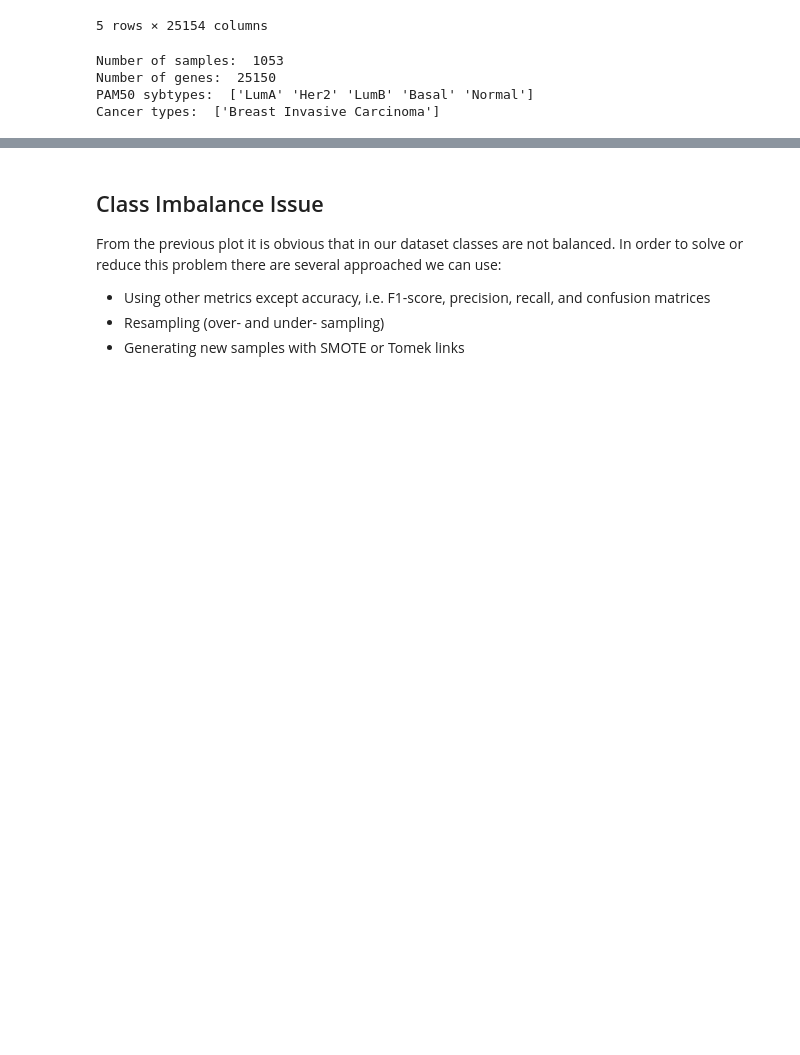
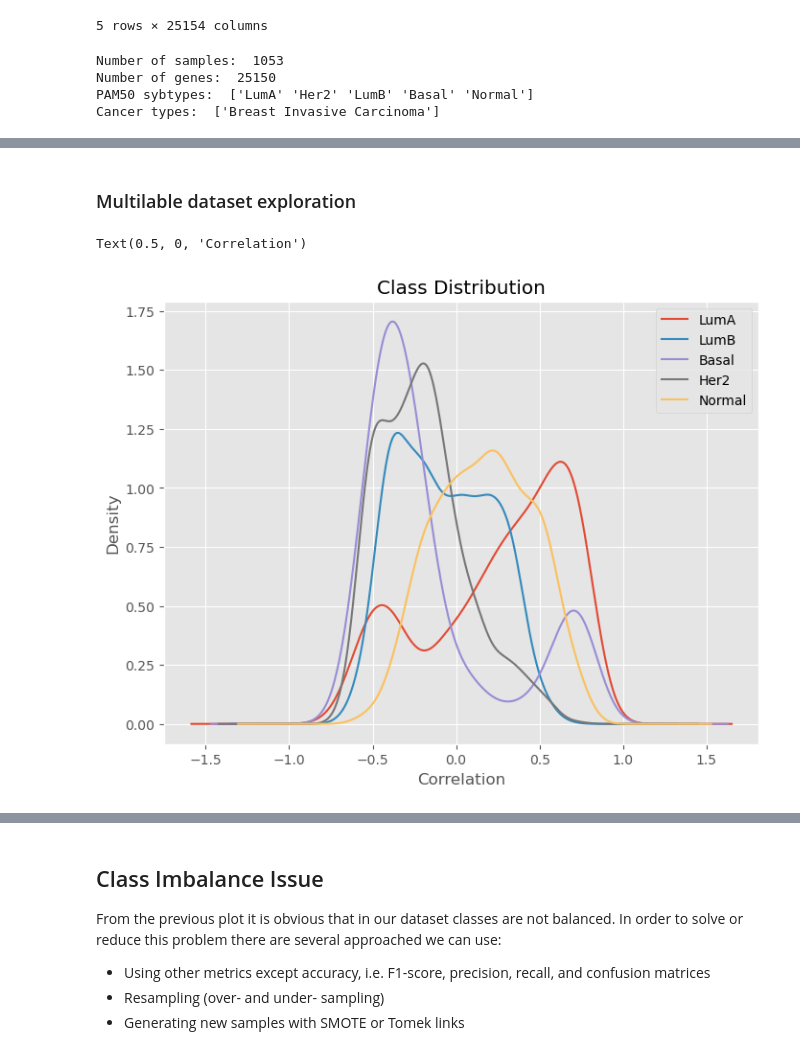
Before and after one commit to ivamilojkovic/ML-GeneExpression-CancerSubtype-Classification, a Jupyter notebook: src/data_exploration.ipynb, the cells around one changed output, grey strips where cells are left out. Saved outputs shown, nothing was run; the diff lists cells and outputs as text; code cells hidden in the pictures; blank space fills up the shorter version.

```diff
--- a/src/data_exploration.ipynb
+++ b/src/data_exploration.ipynb
@@ -50,0 +171,3 @@ Cancer types:  ['Breast Invasive Carcinoma']
+# %%
+dataset.index = list(dataset.tcga_id.values)
+dataset.drop(columns='tcga_id')
@@ -50,0 +340,17 @@ Cancer types:  ['Breast Invasive Carcinoma']
+# %% [markdown]
+### Multilable dataset exploration
+# %%
+# Distributions
+
+multilabel_dataset['LumA'].plot(kind='kde')
+multilabel_dataset['LumB'].plot(kind='kde')
+multilabel_dataset['Basal'].plot(kind='kde')
+multilabel_dataset['Her2'].plot(kind='kde')
+multilabel_dataset['Normal'].plot(kind='kde')
+
+plt.legend(['LumA', 'LumB', 'Basal', 'Her2', 'Normal'])
+plt.title('Class Distribution')
+plt.xlabel('Correlation')
+# %% [output]
+Text(0.5, 0, 'Correlation')
+[figure, added]
```
Also changed, not shown: parts of 31 cells of this notebook, 9 other files.
